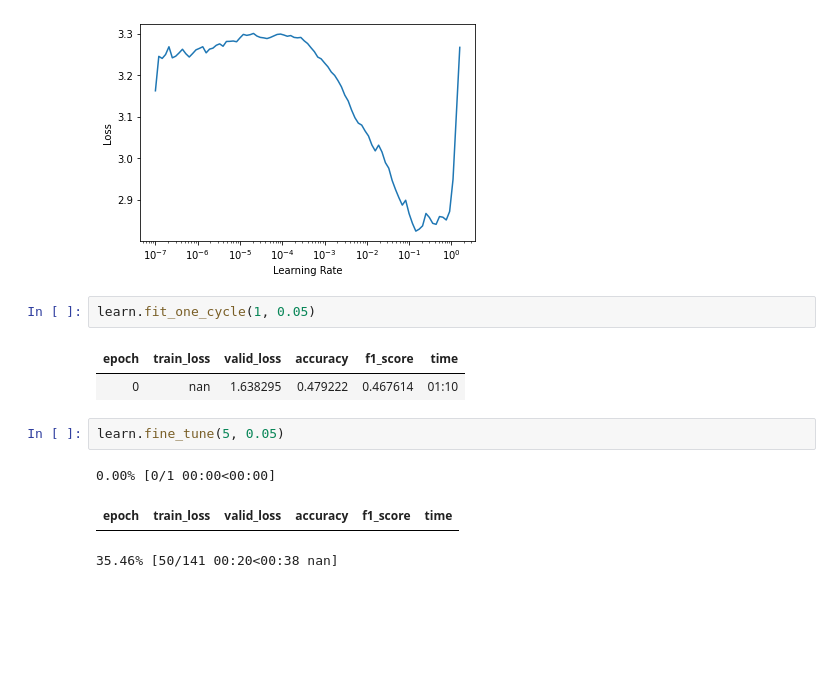
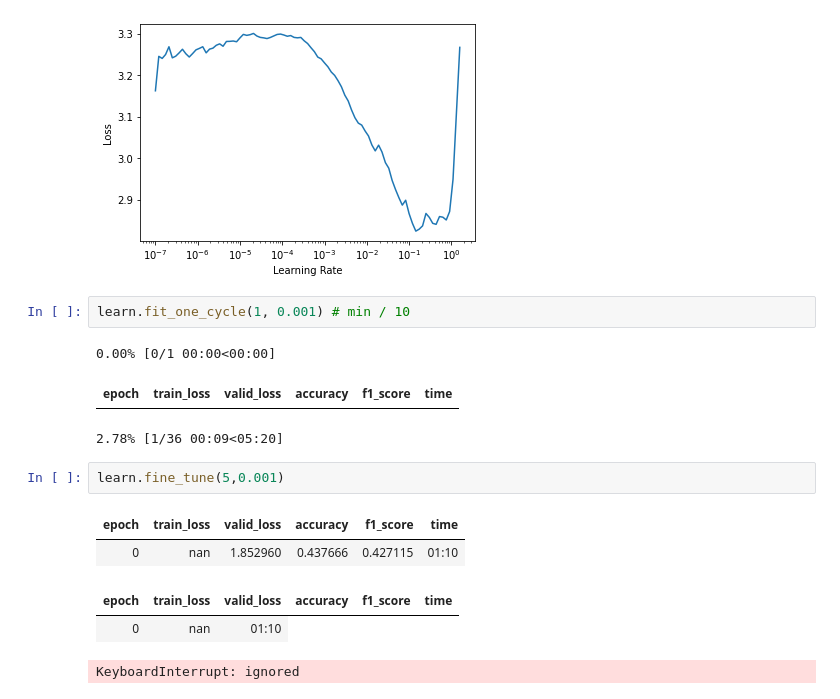
Before and after one commit to sayanbanerjee32/NLP-with-fastai2.0, a Jupyter notebook: fastai_on_20newsgroup.ipynb, the cells around one changed output. Drawn from its saved outputs; the diff is of its cells as text; blank space fills up the shorter version.

```diff
--- a/fastai_on_20newsgroup.ipynb
+++ b/fastai_on_20newsgroup.ipynb
@@ -74,13 +74,16 @@ learn.lr_find()
 SuggestedLRs(lr_min=0.014454397559165954, lr_steep=0.0831763744354248)
 [figure]
 # %%
-learn.fit_one_cycle(1, 0.05)
+learn.fit_one_cycle(1, 0.001) # min / 10
 # %% [output]
+0.00% [0/1 00:00<00:00]
 | epoch | train_loss | valid_loss | accuracy | f1_score | time |
-| 0 | nan | 1.638295 | 0.479222 | 0.467614 | 01:10 |
+2.78% [1/36 00:09<05:20]
 # %%
-learn.fine_tune(5, 0.05)
+learn.fine_tune(5,0.001)
 # %% [output]
+| epoch | train_loss | valid_loss | accuracy | f1_score | time |
+| 0 | nan | 1.852960 | 0.437666 | 0.427115 | 01:10 |
+| epoch | train_loss | valid_loss | accuracy | f1_score | time |
+| 0 | nan | 01:10 |
-0.00% [0/1 00:00<00:00]
+KeyboardInterrupt: ignored
-| epoch | train_loss | valid_loss | accuracy | f1_score | time |
-35.46% [50/141 00:20<00:38 nan]
```
